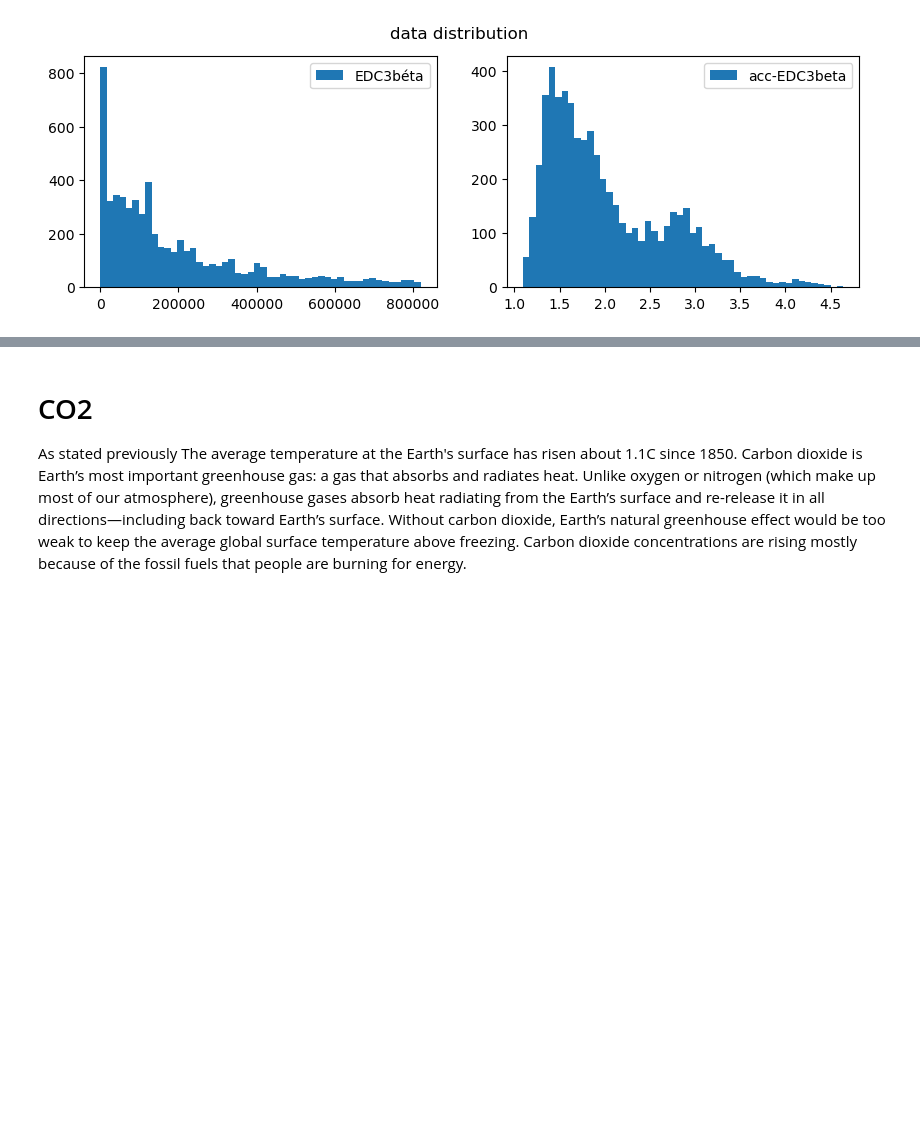
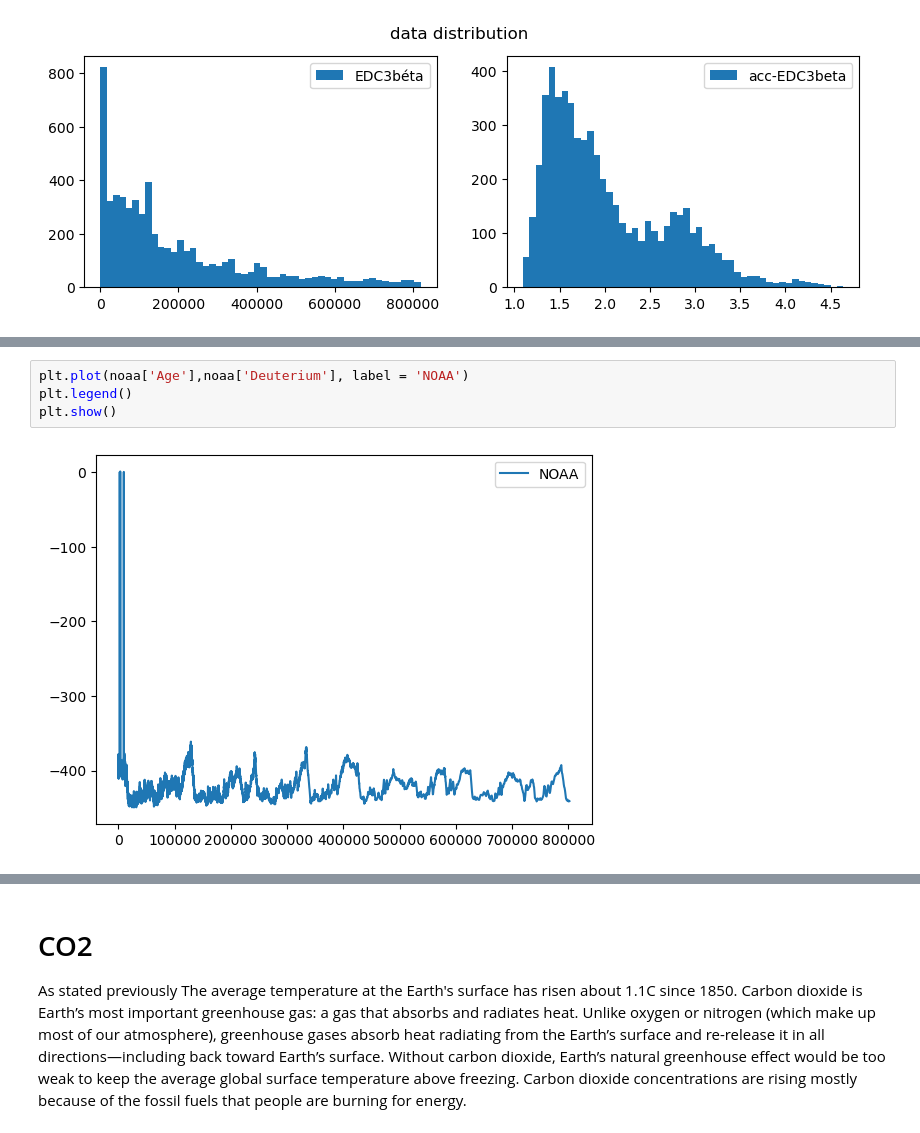
Before and after one commit to keithmmc/pda2, a Jupyter notebook: project2.ipynb, the cells around one changed output, grey strips where cells are left out. Cells and saved outputs as stored; diff of their text form; blank space fills up the shorter version.

```diff
--- a/project2.ipynb
+++ b/project2.ipynb
@@ -50,0 +66,6 @@ plt.show()
+# %%
+plt.plot(noaa['Age'],noaa['Deuterium'], label = 'NOAA')
+plt.legend()
+plt.show()
+# %% [output]
+[figure, added]
```
Also changed, not shown: parts of 17 cells of this notebook.
